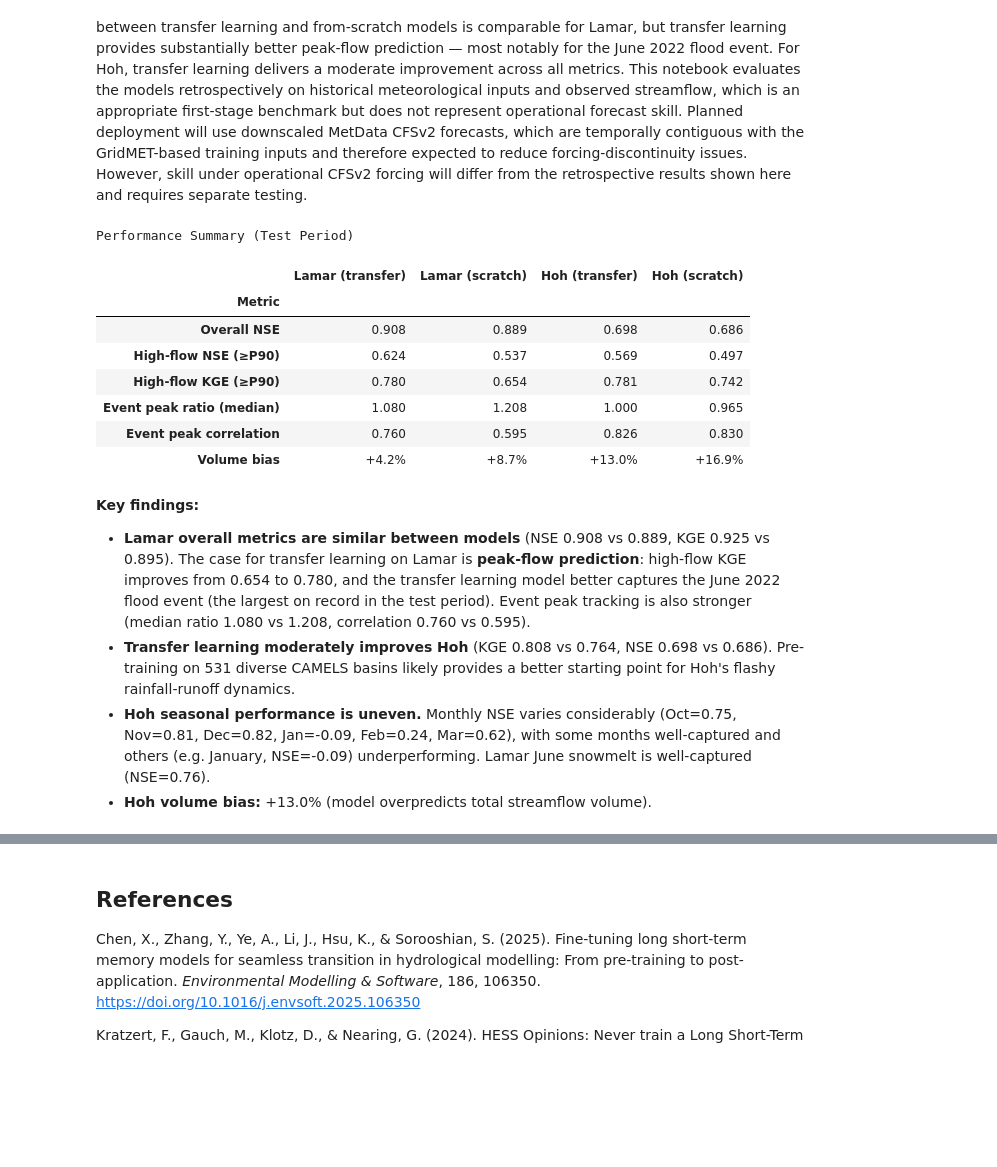
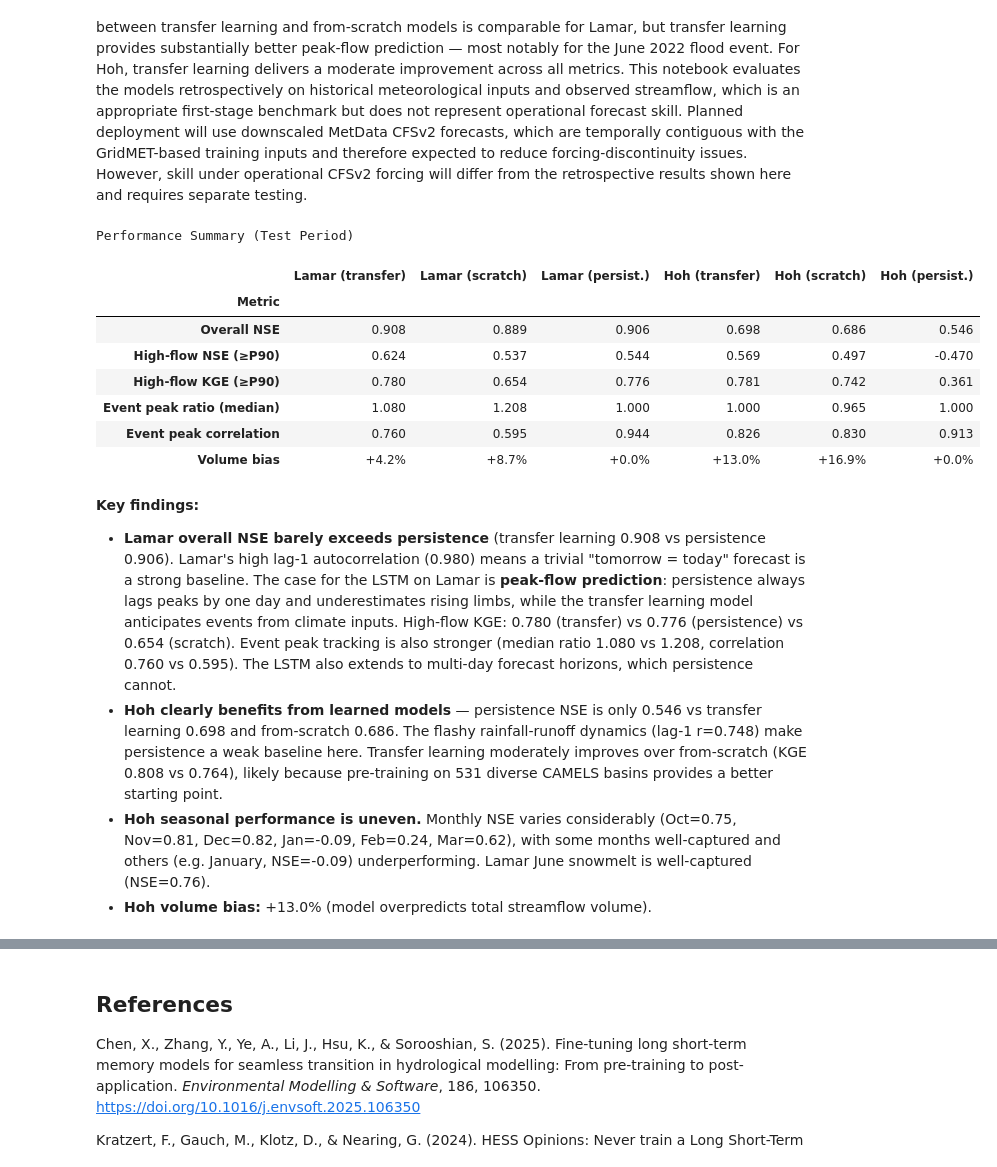
Before and after one commit to shuysman/streamflow-nn, a Jupyter notebook: transfer_learning/model_report.ipynb, the cells around one changed output, grey strips where cells are left out. Drawn from its saved outputs; the diff is of its cells as text; code cells hidden in the pictures; blank space fills up the shorter version.

```diff
--- a/transfer_learning/model_report.ipynb
+++ b/transfer_learning/model_report.ipynb
@@ -560,20 +604,26 @@ def event_peak_metrics(dates, obs, sim, threshold_pct=90):
     }
 
 rows = []
-for name, ft_dates, ft_obs, ft_sim, sc_dates, sc_obs, sc_sim in [
+for name, ft_dates, ft_obs, ft_sim, sc_dates, sc_obs, sc_sim, ps_dates, ps_obs, ps_sim in [
     ('Lamar River', lamar_ft_dates, lamar_ft_obs, lamar_ft_sim,
-     lamar_sc_dates, lamar_sc_obs, lamar_sc_sim),
+     lamar_sc_dates, lamar_sc_obs, lamar_sc_sim,
+     lamar_ps_dates, lamar_ps_obs, lamar_ps_sim),
     ('Hoh River', hoh_ft_dates, hoh_ft_obs, hoh_ft_sim,
-     hoh_sc_dates, hoh_sc_obs, hoh_sc_sim),
+     hoh_sc_dates, hoh_sc_obs, hoh_sc_sim,
+     hoh_ps_dates, hoh_ps_obs, hoh_ps_sim),
 ]:
     ft_hf = high_flow_metrics(ft_obs, ft_sim)
     sc_hf = high_flow_metrics(sc_obs, sc_sim)
+    ps_hf = high_flow_metrics(ps_obs, ps_sim)
     ft_ep = event_peak_metrics(ft_dates, ft_obs, ft_sim)
     sc_ep = event_peak_metrics(sc_dates, sc_obs, sc_sim)
+    ps_ep = event_peak_metrics(ps_dates, ps_obs, ps_sim)
     rows.append({'Watershed': name, 'Model': 'Transfer learning',
                  **ft_hf, **ft_ep})
     rows.append({'Watershed': name, 'Model': 'From-scratch',
                  **sc_hf, **sc_ep})
+    rows.append({'Watershed': name, 'Model': 'Persistence',
+                 **ps_hf, **ps_ep})
 
 hf_df = pd.DataFrame(rows).set_index(['Watershed', 'Model'])
 hf_df.style.format({
@@ -815,44 +867,53 @@ def event_peak_summary(dates, obs, sim, threshold_pct=90):
         obs_peaks.append(obs[idx])
     r = np.corrcoef(obs_peaks, sim_peaks)[0, 1] if len(obs_peaks) > 2 else np.nan
     return np.median(mag_ratios), r
 
 metrics_order = ['Overall NSE', 'High-flow NSE (≥P90)', 'High-flow KGE (≥P90)',
                  'Event peak ratio (median)', 'Event peak correlation', 'Volume bias']
 table = pd.DataFrame(metrics_order, columns=['Metric'])
 
-for name, ft_dates, ft_obs, ft_sim, ft_m, sc_dates, sc_obs, sc_sim, sc_m in [
+for name, ft_dates, ft_obs, ft_sim, ft_m, sc_dates, sc_obs, sc_sim, sc_m, ps_dates, ps_obs, ps_sim, ps_m in [
     ('Lamar', lamar_ft_dates, lamar_ft_obs, lamar_ft_sim, lamar_ft_metrics,
-     lamar_sc_dates, lamar_sc_obs, lamar_sc_sim, lamar_sc_metrics),
+     lamar_sc_dates, lamar_sc_obs, lamar_sc_sim, lamar_sc_metrics,
+     lamar_ps_dates, lamar_ps_obs, lamar_ps_sim, lamar_ps_metrics),
     ('Hoh', hoh_ft_dates, hoh_ft_obs, hoh_ft_sim, hoh_ft_metrics,
-     hoh_sc_dates, hoh_sc_obs, hoh_sc_sim, hoh_sc_metrics),
+     hoh_sc_dates, hoh_sc_obs, hoh_sc_sim, hoh_sc_metrics,
+     hoh_ps_dates, hoh_ps_obs, hoh_ps_sim, hoh_ps_metrics),
 ]:
     ft_hf_nse, ft_hf_kge = high_flow_nse_kge(ft_obs, ft_sim)
     sc_hf_nse, sc_hf_kge = high_flow_nse_kge(sc_obs, sc_sim)
+    ps_hf_nse, ps_hf_kge = high_flow_nse_kge(ps_obs, ps_sim)
     ft_ep_ratio, ft_ep_r = event_peak_summary(ft_dates, ft_obs, ft_sim)
     sc_ep_ratio, sc_ep_r = event_peak_summary(sc_dates, sc_obs, sc_sim)
+    ps_ep_ratio, ps_ep_r = event_peak_summary(ps_dates, ps_obs, ps_sim)
     ft_vbias = volume_bias(ft_obs, ft_sim)
     sc_vbias = volume_bias(sc_obs, sc_sim)
+    ps_vbias = volume_bias(ps_obs, ps_sim)
 
     table[f'{name} (transfer)'] = [
         f"{ft_m['NSE']:.3f}", f"{ft_hf_nse:.3f}", f"{ft_hf_kge:.3f}",
         f"{ft_ep_ratio:.3f}", f"{ft_ep_r:.3f}", f"{ft_vbias:+.1f}%"
     ]
     table[f'{name} (scratch)'] = [
         f"{sc_m['NSE']:.3f}", f"{sc_hf_nse:.3f}", f"{sc_hf_kge:.3f}",
         f"{sc_ep_ratio:.3f}", f"{sc_ep_r:.3f}", f"{sc_vbias:+.1f}%"
     ]
+    table[f'{name} (persist.)'] = [
+        f"{ps_m['NSE']:.3f}", f"{ps_hf_nse:.3f}", f"{ps_hf_kge:.3f}",
+        f"{ps_ep_ratio:.3f}", f"{ps_ep_r:.3f}", f"{ps_vbias:+.1f}%"
+    ]
 
 display(table.set_index('Metric').style.set_caption('Performance Summary (Test Period)'))
 # %% [output]
 Performance Summary (Test Period)
-|  | Lamar (transfer) | Lamar (scratch) | Hoh (transfer) | Hoh (scratch) |
-| Metric |  |  |  |  |
-| Overall NSE | 0.908 | 0.889 | 0.698 | 0.686 |
-| High-flow NSE (≥P90) | 0.624 | 0.537 | 0.569 | 0.497 |
-| High-flow KGE (≥P90) | 0.780 | 0.654 | 0.781 | 0.742 |
-| Event peak ratio (median) | 1.080 | 1.208 | 1.000 | 0.965 |
-| Event peak correlation | 0.760 | 0.595 | 0.826 | 0.830 |
-| Volume bias | +4.2% | +8.7% | +13.0% | +16.9% |
+|  | Lamar (transfer) | Lamar (scratch) | Lamar (persist.) | Hoh (transfer) | Hoh (scratch) | Hoh (persist.) |
+| Metric |  |  |  |  |  |  |
+| Overall NSE | 0.908 | 0.889 | 0.906 | 0.698 | 0.686 | 0.546 |
+| High-flow NSE (≥P90) | 0.624 | 0.537 | 0.544 | 0.569 | 0.497 | -0.470 |
+| High-flow KGE (≥P90) | 0.780 | 0.654 | 0.776 | 0.781 | 0.742 | 0.361 |
+| Event peak ratio (median) | 1.080 | 1.208 | 1.000 | 1.000 | 0.965 | 1.000 |
+| Event peak correlation | 0.760 | 0.595 | 0.944 | 0.826 | 0.830 | 0.913 |
+| Volume bias | +4.2% | +8.7% | +0.0% | +13.0% | +16.9% | +0.0% |
 # %%
 # Generate dynamic key findings text
 lamar_ft_hf_nse, lamar_ft_hf_kge = high_flow_nse_kge(lamar_ft_obs, lamar_ft_sim)
@@ -860,6 +921,10 @@ lamar_sc_hf_nse, lamar_sc_hf_kge = high_flow_nse_kge(lamar_sc_obs, lamar_sc_sim)
 hoh_ft_hf_nse, hoh_ft_hf_kge = high_flow_nse_kge(hoh_ft_obs, hoh_ft_sim)
 hoh_sc_hf_nse, hoh_sc_hf_kge = high_flow_nse_kge(hoh_sc_obs, hoh_sc_sim)
 hoh_ft_vbias = volume_bias(hoh_ft_obs, hoh_ft_sim)
+
+# Persistence baseline metrics for key findings
+lamar_ps_hf_nse, lamar_ps_hf_kge = high_flow_nse_kge(lamar_ps_obs, lamar_ps_sim)
+hoh_ps_hf_nse, hoh_ps_hf_kge = high_flow_nse_kge(hoh_ps_obs, hoh_ps_sim)
 
 hoh_ft_ep_ratio, hoh_ft_ep_r = event_peak_summary(hoh_ft_dates, hoh_ft_obs, hoh_ft_sim)
 hoh_sc_ep_ratio, hoh_sc_ep_r = event_peak_summary(hoh_sc_dates, hoh_sc_obs, hoh_sc_sim)
@@ -882,14 +947,14 @@ import calendar
 hoh_nse_str = ', '.join(f'{calendar.month_abbr[m]}={hoh_monthly_nse[m]:.2f}' for m in [10, 11, 12, 1, 2, 3])
 
 display(Markdown(f"""**Key findings:**
-- **Lamar overall metrics are similar between models** (NSE {lamar_ft_metrics['NSE']:.3f} vs {lamar_sc_metrics['NSE']:.3f}, KGE {lamar_ft_metrics['KGE']:.3f} vs {lamar_sc_metrics['KGE']:.3f}). The case for transfer learning on Lamar is **peak-flow prediction**: high-flow KGE improves from {lamar_sc_hf_kge:.3f} to {lamar_ft_hf_kge:.3f}, and the transfer learning model better captures the June 2022 flood event (the largest on record in the test period). Event peak tracking is also stronger (median ratio {lamar_ft_ep_ratio:.3f} vs {lamar_sc_ep_ratio:.3f}, correlation {lamar_ft_ep_r:.3f} vs {lamar_sc_ep_r:.3f}).
-- **Transfer learning moderately improves Hoh** (KGE {hoh_ft_metrics['KGE']:.3f} vs {hoh_sc_metrics['KGE']:.3f}, NSE {hoh_ft_metrics['NSE']:.3f} vs {hoh_sc_metrics['NSE']:.3f}). Pre-training on 531 diverse CAMELS basins likely provides a better starting point for Hoh's flashy rainfall-runoff dynamics.
+- **Lamar overall NSE barely exceeds persistence** (transfer learning {lamar_ft_metrics['NSE']:.3f} vs persistence {lamar_ps_metrics['NSE']:.3f}). Lamar's high lag-1 autocorrelation (0.980) means a trivial "tomorrow = today" forecast is a strong baseline. The case for the LSTM on Lamar is **peak-flow prediction**: persistence always lags peaks by one day and underestimates rising limbs, while the transfer learning model anticipates events from climate inputs. High-flow KGE: {lamar_ft_hf_kge:.3f} (transfer) vs {lamar_ps_hf_kge:.3f} (persistence) vs {lamar_sc_hf_kge:.3f} (scratch). Event peak tracking is also stronger (median ratio {lamar_ft_ep_ratio:.3f} vs {lamar_sc_ep_ratio:.3f}, correlation {lamar_ft_ep_r:.3f} vs {lamar_sc_ep_r:.3f}). The LSTM also extends to multi-day forecast horizons, which persistence cannot.
+- **Hoh clearly benefits from learned models** — persistence NSE is only {hoh_ps_metrics['NSE']:.3f} vs transfer learning {hoh_ft_metrics['NSE']:.3f} and from-scratch {hoh_sc_metrics['NSE']:.3f}. The flashy rainfall-runoff dynamics (lag-1 r=0.748) make persistence a weak baseline here. Transfer learning moderately improves over from-scratch (KGE {hoh_ft_metrics['KGE']:.3f} vs {hoh_sc_metrics['KGE']:.3f}), likely because pre-training on 531 diverse CAMELS basins provides a better starting point.
 - **Hoh seasonal performance is uneven.** Monthly NSE varies considerably ({hoh_nse_str}), with some months well-captured and others (e.g. January, NSE={hoh_monthly_nse[1]:.2f}) underperforming. Lamar June snowmelt is well-captured (NSE={lamar_june_nse:.2f}).
 - **Hoh volume bias:** {hoh_ft_vbias:+.1f}% (model overpredicts total streamflow volume)."""))
 # %% [output]
 **Key findings:**
-- **Lamar overall metrics are similar between models** (NSE 0.908 vs 0.889, KGE 0.925 vs 0.895). The case for transfer learning on Lamar is **peak-flow prediction**: high-flow KGE improves from 0.654 to 0.780, and the transfer learning model better captures the June 2022 flood event (the largest on record in the test period). Event peak tracking is also stronger (median ratio 1.080 vs 1.208, correlation 0.760 vs 0.595).
-- **Transfer learning moderately improves Hoh** (KGE 0.808 vs 0.764, NSE 0.698 vs 0.686). Pre-training on 531 diverse CAMELS basins likely provides a better starting point for Hoh's flashy rainfall-runoff dynamics.
+- **Lamar overall NSE barely exceeds persistence** (transfer learning 0.908 vs persistence 0.906). Lamar's high lag-1 autocorrelation (0.980) means a trivial "tomorrow = today" forecast is a strong baseline. The case for the LSTM on Lamar is **peak-flow prediction**: persistence always lags peaks by one day and underestimates rising limbs, while the transfer learning model anticipates events from climate inputs. High-flow KGE: 0.780 (transfer) vs 0.776 (persistence) vs 0.654 (scratch). Event peak tracking is also stronger (median ratio 1.080 vs 1.208, correlation 0.760 vs 0.595). The LSTM also extends to multi-day forecast horizons, which persistence cannot.
+- **Hoh clearly benefits from learned models** — persistence NSE is only 0.546 vs transfer learning 0.698 and from-scratch 0.686. The flashy rainfall-runoff dynamics (lag-1 r=0.748) make persistence a weak baseline here. Transfer learning moderately improves over from-scratch (KGE 0.808 vs 0.764), likely because pre-training on 531 diverse CAMELS basins provides a better starting point.
 - **Hoh seasonal performance is uneven.** Monthly NSE varies considerably (Oct=0.75, Nov=0.81, Dec=0.82, Jan=-0.09, Feb=0.24, Mar=0.62), with some months well-captured and others (e.g. January, NSE=-0.09) underperforming. Lamar June snowmelt is well-captured (NSE=0.76).
 - **Hoh volume bias:** +13.0% (model overpredicts total streamflow volume).
 # %% [markdown]
```
Also changed, not shown: parts of 8 cells of this notebook.
